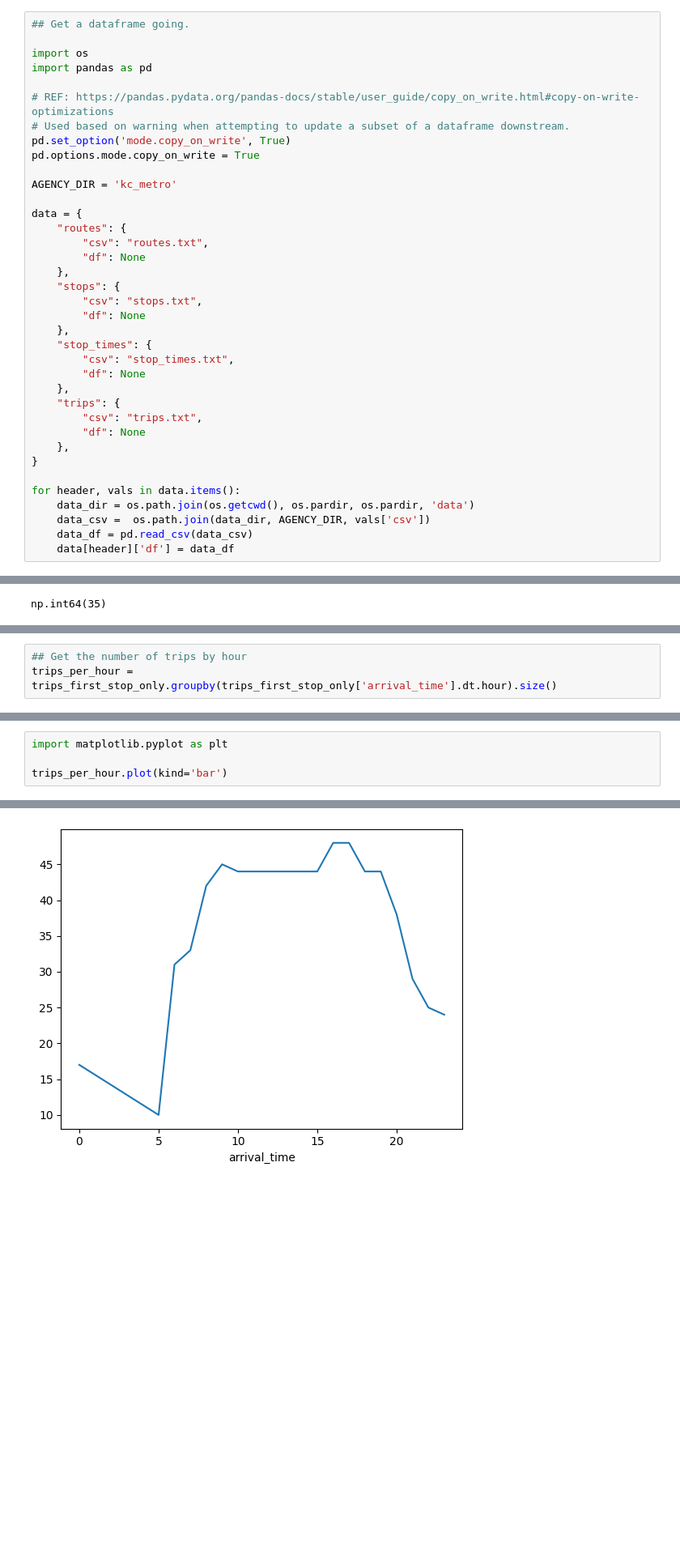
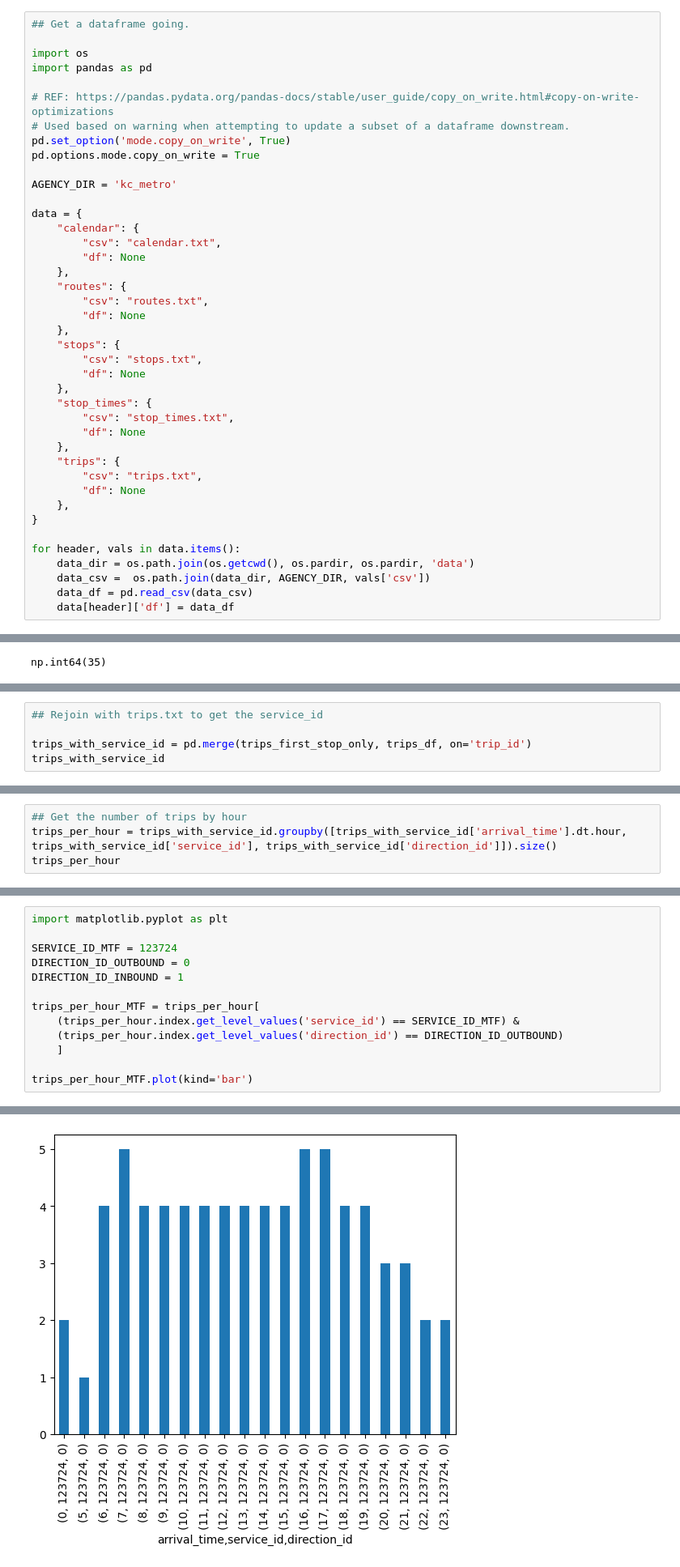
Before and after one commit to mattmakesmaps/gtfs-exploration, a Jupyter notebook: notebooks/kc_metro/data-exploration-and-mapping.ipynb, the cells around one changed output, grey strips where cells are left out. Shown at 81% size. Saved outputs shown, nothing was run; the diff lists cells and outputs as text; blank space fills up the shorter version.

```diff
--- a/notebooks/kc_metro/data-exploration-and-mapping.ipynb
+++ b/notebooks/kc_metro/data-exploration-and-mapping.ipynb
@@ -16,6 +16,10 @@ pd.options.mode.copy_on_write = True
 AGENCY_DIR = 'kc_metro'
 
 data = {
+    "calendar": {
+        "csv": "calendar.txt",
+        "df": None
+    },
     "routes": {
         "csv": "routes.txt",
         "df": None
@@ -138,0 +167,5 @@ trips_first_stop_only['arrival_time'] = pd.to_datetime(trips_first_stop_only['ar
+# %%
+## Rejoin with trips.txt to get the service_id
+
+trips_with_service_id = pd.merge(trips_first_stop_only, trips_df, on='trip_id')
+trips_with_service_id
@@ -139,3 +201,4 @@ trips_first_stop_only['arrival_time'] = pd.to_datetime(trips_first_stop_only['ar
 # %%
 ## Get the number of trips by hour
-trips_per_hour = trips_first_stop_only.groupby(trips_first_stop_only['arrival_time'].dt.hour).size()
+trips_per_hour = trips_with_service_id.groupby([trips_with_service_id['arrival_time'].dt.hour, trips_with_service_id['service_id'], trips_with_service_id['direction_id']]).size()
+trips_per_hour
@@ -142,5 +219,14 @@ trips_per_hour = trips_first_stop_only.groupby(trips_first_stop_only['arrival_ti
 # %%
 import matplotlib.pyplot as plt
 
-trips_per_hour.plot(kind='bar')
+SERVICE_ID_MTF = 123724
+DIRECTION_ID_OUTBOUND = 0
+DIRECTION_ID_INBOUND = 1
+
+trips_per_hour_MTF = trips_per_hour[
+    (trips_per_hour.index.get_level_values('service_id') == SERVICE_ID_MTF) &
+    (trips_per_hour.index.get_level_values('direction_id') == DIRECTION_ID_OUTBOUND)
+    ]
+
+trips_per_hour_MTF.plot(kind='bar')
 # %% [output]
@@ -149 +234 @@ Matplotlib is building the font cache; this may take a moment.
-[figure, old version]
+[figure, new version]
```
Also changed, not shown: parts of 11 cells of this notebook.
